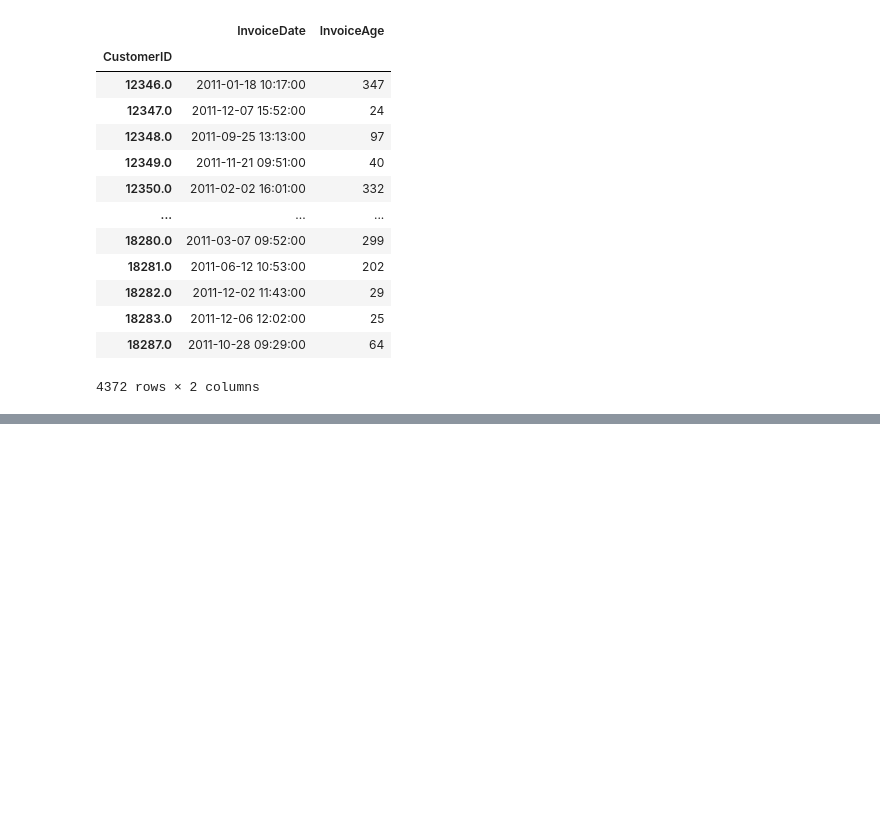
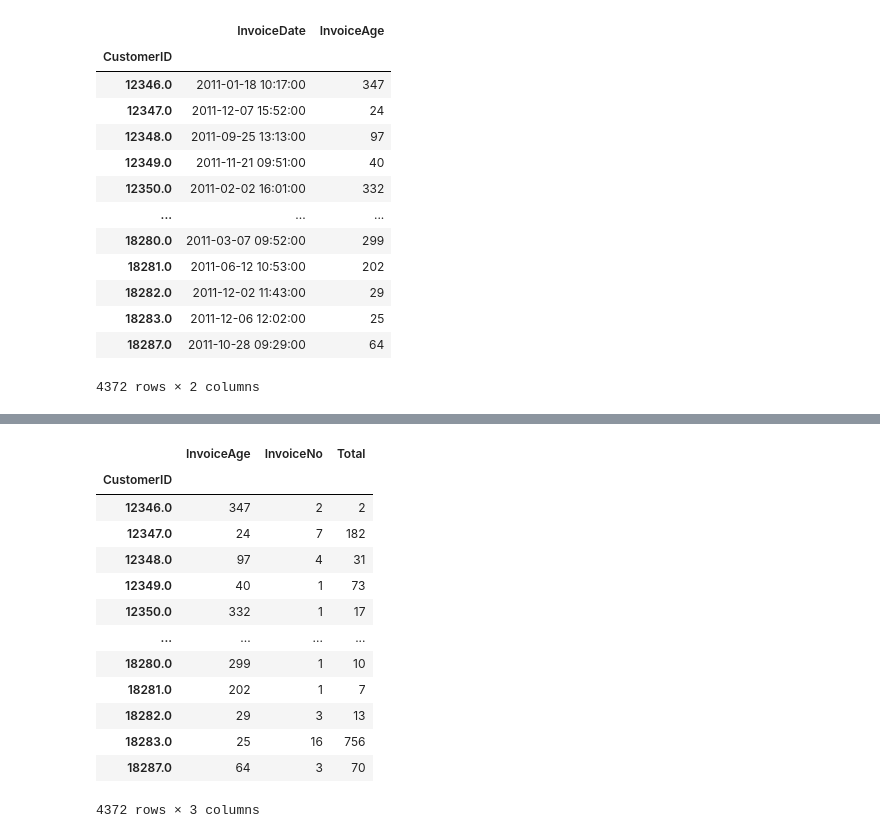
Before and after one commit to jewelnu/Customer-Segmentation-Using-K-means-clustering, a Jupyter notebook: Customer segmentation.ipynb, the cells around one changed output, grey strips where cells are left out. Saved outputs shown, nothing was run; the diff lists cells and outputs as text; code cells hidden in the pictures; blank space fills up the shorter version.

```diff
--- a/Customer segmentation.ipynb
+++ b/Customer segmentation.ipynb
@@ -116,0 +153,8 @@ max_date
+# %%
+#frequency
+frequency= frequency.groupby(['CustomerID']).count()[['InvoiceNo']]
+#frequency = frequency.groupby('CustomerID')['InvoiceNo'].count().reset_index()
+#frequency.rename(columns={'InvoiceNo': 'InvoiceCount'}, inplace=True)
+#frequency = frequency.reset_index(drop=True)
+#frequency = frequency.sort_values(by='InvoiceCount', ascending=False)
+frequency
@@ -116,0 +194,3 @@ max_date
+# %%
+money = df.groupby(['CustomerID'])[['Total']].count()
+money
@@ -116,0 +212,18 @@ max_date
+# %%
+RFM=pd.concat([recency,frequency,money], axis=1)
+RFM
+# %% [output]
+|  | InvoiceAge | InvoiceNo | Total |
+| CustomerID |  |  |  |
+| 12346.0 | 347 | 2 | 2 |
+| 12347.0 | 24 | 7 | 182 |
+| 12348.0 | 97 | 4 | 31 |
+| 12349.0 | 40 | 1 | 73 |
+| 12350.0 | 332 | 1 | 17 |
+| ... | ... | ... | ... |
+| 18280.0 | 299 | 1 | 10 |
+| 18281.0 | 202 | 1 | 7 |
+| 18282.0 | 29 | 3 | 13 |
+| 18283.0 | 25 | 16 | 756 |
+| 18287.0 | 64 | 3 | 70 |
+4372 rows × 3 columns
```
Also changed, not shown: parts of 6 cells of this notebook.
